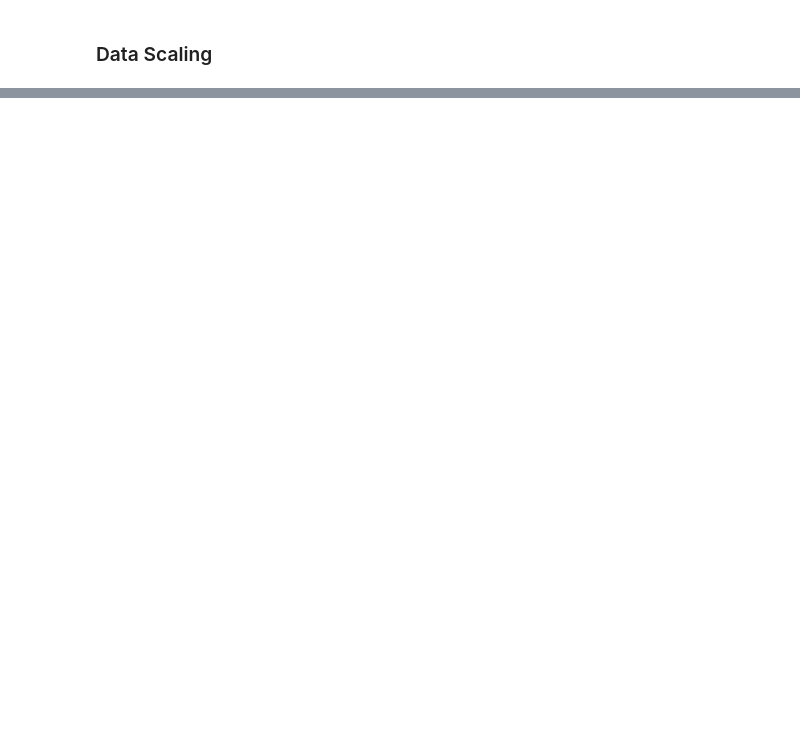
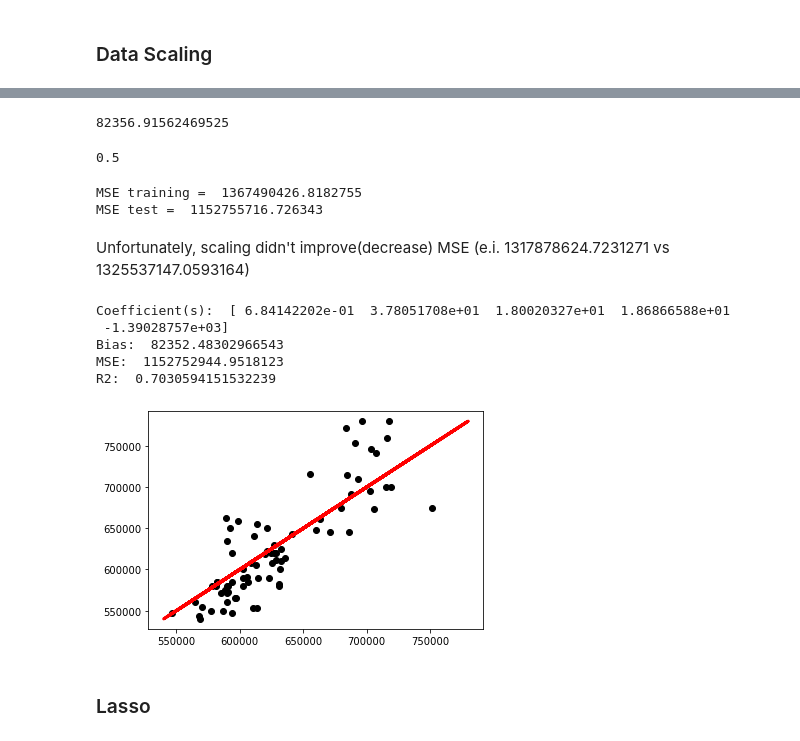
Before and after one commit to ffalohy/Toronto_listings_Part-I-Webscraping, a Jupyter notebook: Machine_Learning_project.ipynb, the cells around one changed output, grey strips where cells are left out. Cells and saved outputs as stored; diff of their text form; code cells hidden in the pictures; blank space fills up the shorter version.

```diff
--- a/Machine_Learning_project.ipynb
+++ b/Machine_Learning_project.ipynb
@@ -432,3 +426,77 @@ X
+# %%
+ridge.intercept_
+# %% [output]
+82356.91562469525
+# %%
+ridge.alpha
+# %% [output]
+0.5
 # %%
 # Train a new Ridge Regression model on the scaled data
 # Get the MSE
+ridge.fit(X_train_scaled, y_train)
+
+y_pred_train_scaled = lr.predict(X_train_scaled)
+y_pred_test_scaled = lr.predict(X_test_scaled)
+
+print("MSE training = ", mean_squared_error(y_train, y_pred_train_scaled))
+print("MSE test = ", mean_squared_error(y_test, y_pred_test_scaled))
+# %% [output]
+MSE training =  1367490426.8182755
+MSE test =  1152755716.726343
+# %% [markdown]
+Unfortunately, scaling didn't improve(decrease) MSE (e.i. 1317878624.7231271 vs 1325537147.0593164)
+# %%
+# Train with unscaled data
+
+def get_ridge_mse_r2(df, list_features):
+    X = df[list_features]
+    y = df['Sold_price']
+    X_train, X_test, y_train, y_test = train_test_split(X, y, test_size = 0.3, random_state = 2020)
+
+    #instantiate and fit
+    from sklearn.linear_model import Ridge
+    ridge = Ridge()
+    ridge.fit(X_train, y_train)
+
+    # coefficients & bias
+    coeff = ridge.coef_
+    y_int = ridge.intercept_
+    print("Coefficient(s): ", coeff)
+    print("Bias: ", y_int)
+
+    # making predictions
+    y_pred = ridge.predict(X_test)
+
+    # metrics of performance
+    from sklearn.metrics import mean_squared_error, r2_score
+    mse = mean_squared_error(y_test, y_pred)
+    r2 = r2_score(y_test, y_pred)
+    print("MSE: ", mse)
+    print("R2: ", r2)
+
+    # plot
+    plt.scatter(y_pred, y_test.values, color='black')
+    plt.plot(y_test.values, y_test.values, color='red', linewidth=3) # reference line
+
+    # Create an empty dict
+    dict_ridge = dict()
+    # Populate dicitonary
+    dict_ridge['Features'] = list_features
+    dict_ridge['MSE'] = mse
+    dict_ridge['R2'] = r2
+    dict_ridge['Coefficient(s)'] = coeff
+    dict_ridge['Bias'] = y_int
+
+    return dict_ridge
+# %%
+dict_ridge = get_ridge_mse_r2(df,['Listing_price', 'Tax', 'Maintenance', 'Rental_estimate', 'Rental_dom'])
+# %% [output]
+Coefficient(s):  [ 6.84142202e-01  3.78051708e+01  1.80020327e+01  1.86866588e+01
+ -1.39028757e+03]
+Bias:  82352.48302966543
+MSE:  1152752944.9518123
+R2:  0.7030594151532239
+[figure, added]
+# %% [markdown]
+### Lasso
```
Also changed, not shown: parts of 83 cells of this notebook, 12 other files.
